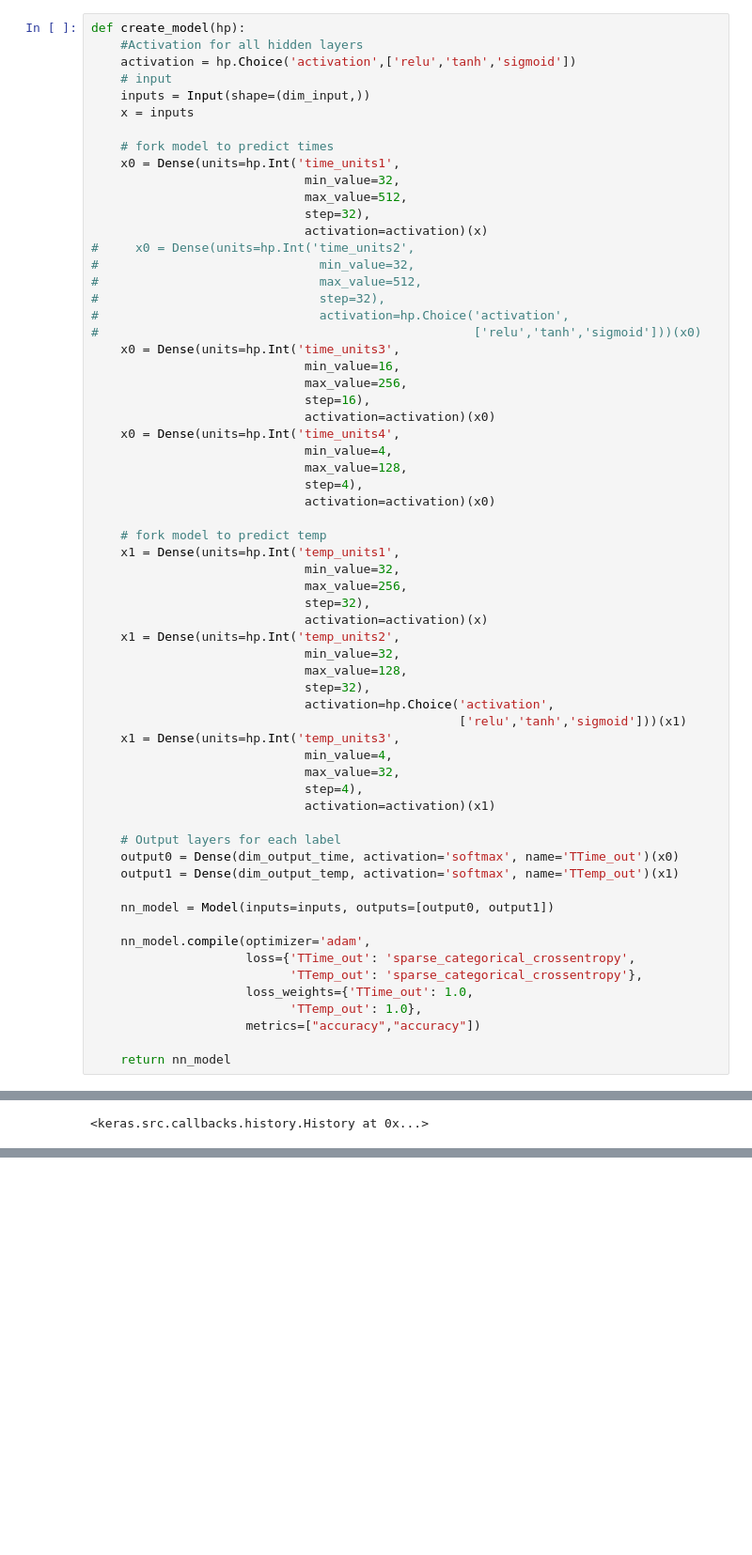
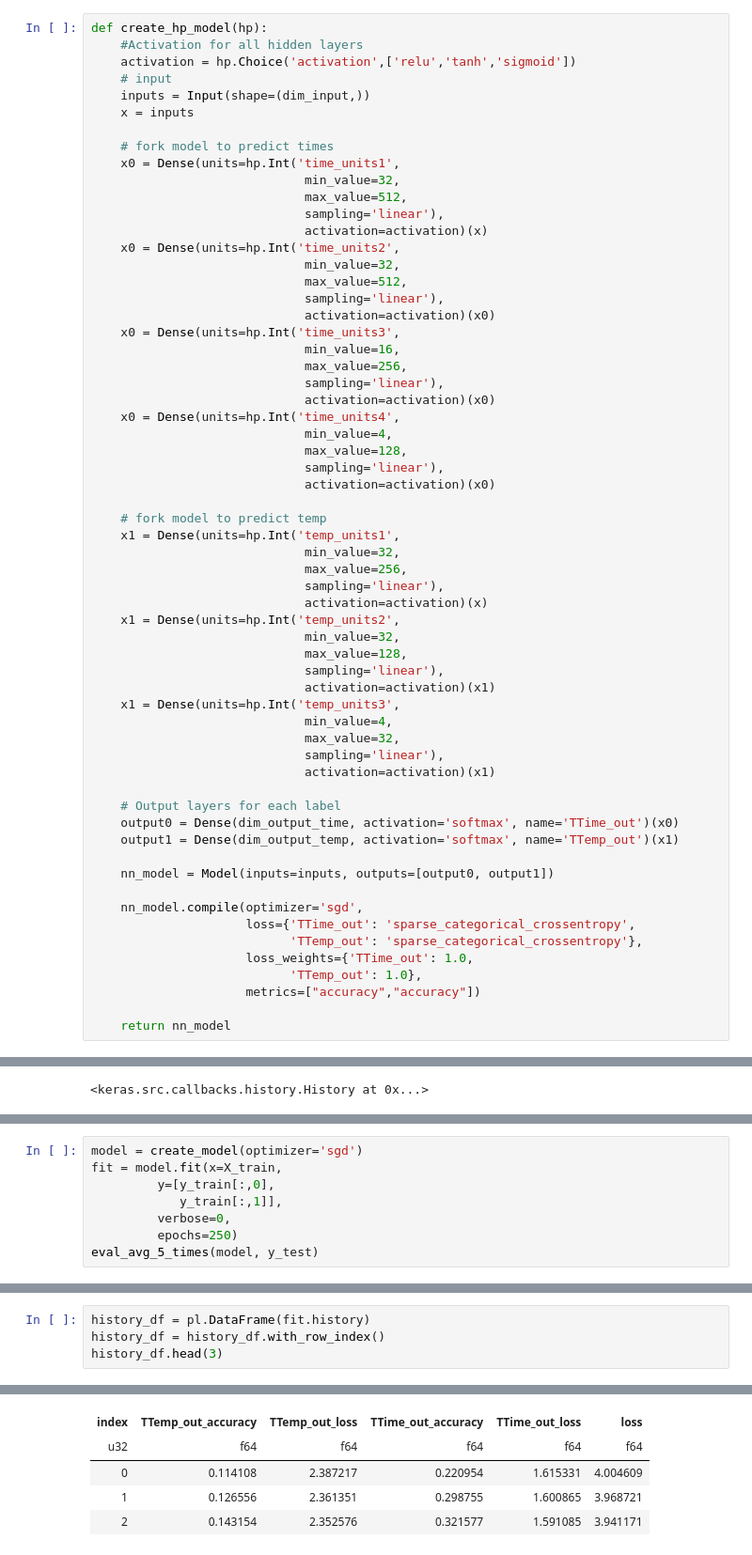
Before and after one commit to Nate-Sheibley/Mild-Steel-Tempering, a Jupyter notebook: Mild_Steel_Tempering-main.ipynb, the cells around one changed output, grey strips where cells are left out. Shown at 94% size. Cells and saved outputs as stored; diff of their text form; blank space fills up the shorter version.

Commit message:
completed DNN modelling and plotting history. Running up against the limit of data at low accurracies

```diff
--- a/Mild_Steel_Tempering-main.ipynb
+++ b/Mild_Steel_Tempering-main.ipynb
@@ -1926,7 +1911,7 @@ Weighted Average Accuracy: 0.35403726708074534
 # %% [markdown]
 # Build a Tuner
 # %%
-def create_model(hp):
+def create_hp_model(hp):
     #Activation for all hidden layers
     activation = hp.Choice('activation',['relu','tanh','sigmoid'])
     # input
@@ -1937,41 +1922,39 @@ def create_model(hp):
     x0 = Dense(units=hp.Int('time_units1',
                              min_value=32,
                              max_value=512,
-                             step=32),
+                             sampling='linear'),
                              activation=activation)(x)
-#     x0 = Dense(units=hp.Int('time_units2',
-#                              min_value=32,
-#                              max_value=512,
-#                              step=32),
-#                              activation=hp.Choice('activation',
-#                                                   ['relu','tanh','sigmoid']))(x0)
+    x0 = Dense(units=hp.Int('time_units2',
+                             min_value=32,
+                             max_value=512,
+                             sampling='linear'),
+                             activation=activation)(x0)
     x0 = Dense(units=hp.Int('time_units3',
                              min_value=16,
                              max_value=256,
-                             step=16),
+                             sampling='linear'),
                              activation=activation)(x0)
     x0 = Dense(units=hp.Int('time_units4',
                              min_value=4,
                              max_value=128,
-                             step=4),
+                             sampling='linear'),
                              activation=activation)(x0)
 
     # fork model to predict temp
     x1 = Dense(units=hp.Int('temp_units1',
                              min_value=32,
                              max_value=256,
-                             step=32),
+                             sampling='linear'),
                              activation=activation)(x)
     x1 = Dense(units=hp.Int('temp_units2',
                              min_value=32,
                              max_value=128,
-                             step=32),
-                             activation=hp.Choice('activation',
-                                                  ['relu','tanh','sigmoid']))(x1)
+                             sampling='linear'),
+                             activation=activation)(x1)
     x1 = Dense(units=hp.Int('temp_units3',
                              min_value=4,
                              max_value=32,
-                             step=4),
+                             sampling='linear'),
                              activation=activation)(x1)
 
     # Output layers for each label
@@ -1980,7 +1963,7 @@ def create_model(hp):
 
     nn_model = Model(inputs=inputs, outputs=[output0, output1])
 
-    nn_model.compile(optimizer='adam',
+    nn_model.compile(optimizer='sgd',
                      loss={'TTime_out': 'sparse_categorical_crossentropy',
                            'TTemp_out': 'sparse_categorical_crossentropy'},
                      loss_weights={'TTime_out': 1.0,
@@ -2098,0 +2172,8 @@ Input-------L1---L3---L4---TimeOutput
+# %%
+model = create_model(optimizer='sgd')
+fit = model.fit(x=X_train,
+         y=[y_train[:,0],
+            y_train[:,1]],
+         verbose=0,
+         epochs=250)
+eval_avg_5_times(model, y_test)
@@ -2098,0 +2188,5 @@ Input-------L1---L3---L4---TimeOutput
+# %%
+history_df = pl.DataFrame(fit.history)
+history_df = history_df.with_row_index()
+history_df.head(3)
+# %% [output]
@@ -2098,0 +2194,5 @@ Input-------L1---L3---L4---TimeOutput
+| index | TTemp_out_accuracy | TTemp_out_loss | TTime_out_accuracy | TTime_out_loss | loss |
+| u32 | f64 | f64 | f64 | f64 | f64 |
+| 0 | 0.114108 | 2.387217 | 0.220954 | 1.615331 | 4.004609 |
+| 1 | 0.126556 | 2.361351 | 0.298755 | 1.600865 | 3.968721 |
+| 2 | 0.143154 | 2.352576 | 0.321577 | 1.591085 | 3.941171 |
```
Also changed, not shown: parts of 27 cells of this notebook, 3 other files.
